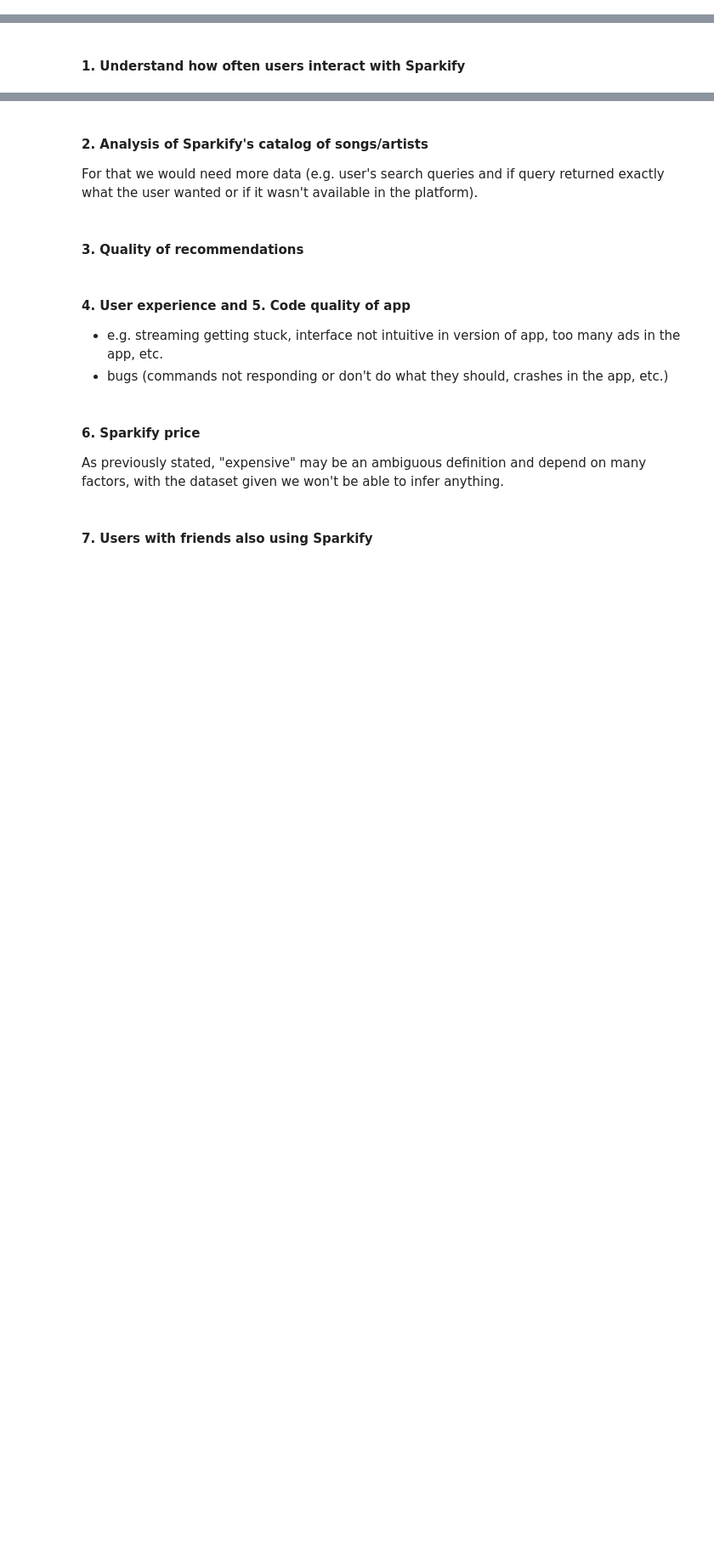
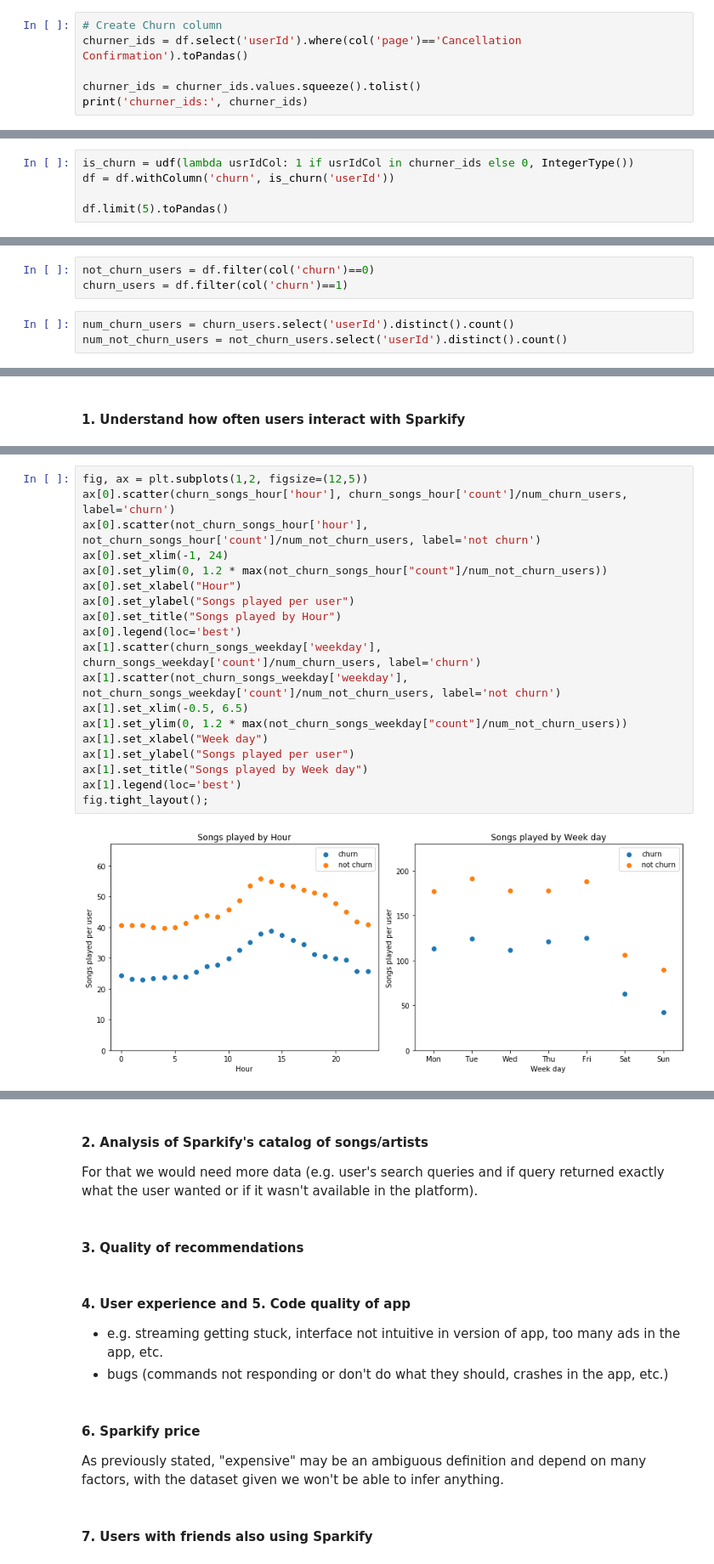
Before and after one commit to marcelokscunha/projects, a Jupyter notebook: spark-churn/Sparkify-local.ipynb, the cells around one changed output, grey strips where cells are left out. Shown at 85% size. Cells and saved outputs as stored; diff of their text form; blank space fills up the shorter version.

Commit message:
Add plot songs by weekday and hour

```diff
--- a/spark-churn/Sparkify-local.ipynb
+++ b/spark-churn/Sparkify-local.ipynb
@@ -288,0 +285,6 @@ We explore aggregates on these two groups of users, observing how much of a spec
+# %%
+# Create Churn column
+churner_ids = df.select('userId').where(col('page')=='Cancellation Confirmation').toPandas()
+
+churner_ids = churner_ids.values.squeeze().tolist()
+print('churner_ids:', churner_ids)
@@ -288,0 +293,5 @@ We explore aggregates on these two groups of users, observing how much of a spec
+# %%
+is_churn = udf(lambda usrIdCol: 1 if usrIdCol in churner_ids else 0, IntegerType())
+df = df.withColumn('churn', is_churn('userId'))
+
+df.limit(5).toPandas()
@@ -307,3 +327,9 @@ From the hypothesis above:
 - `8.` again we would need more data related to the business and context to infer anything here
 
 We check the data to answer those questions and compare customers who churn with those who don't:
+# %%
+not_churn_users = df.filter(col('churn')==0)
+churn_users = df.filter(col('churn')==1)
+# %%
+num_churn_users = churn_users.select('userId').distinct().count()
+num_not_churn_users = not_churn_users.select('userId').distinct().count()
@@ -365,0 +407,21 @@ fig.tight_layout();
+# %%
+fig, ax = plt.subplots(1,2, figsize=(12,5))
+ax[0].scatter(churn_songs_hour['hour'], churn_songs_hour['count']/num_churn_users, label='churn')
+ax[0].scatter(not_churn_songs_hour['hour'], not_churn_songs_hour['count']/num_not_churn_users, label='not churn')
+ax[0].set_xlim(-1, 24)
+ax[0].set_ylim(0, 1.2 * max(not_churn_songs_hour["count"]/num_not_churn_users))
+ax[0].set_xlabel("Hour")
+ax[0].set_ylabel("Songs played per user")
+ax[0].set_title("Songs played by Hour")
+ax[0].legend(loc='best')
+ax[1].scatter(churn_songs_weekday['weekday'], churn_songs_weekday['count']/num_churn_users, label='churn')
+ax[1].scatter(not_churn_songs_weekday['weekday'], not_churn_songs_weekday['count']/num_not_churn_users, label='not churn')
+ax[1].set_xlim(-0.5, 6.5)
+ax[1].set_ylim(0, 1.2 * max(not_churn_songs_weekday["count"]/num_not_churn_users))
+ax[1].set_xlabel("Week day")
+ax[1].set_ylabel("Songs played per user")
+ax[1].set_title("Songs played by Week day")
+ax[1].legend(loc='best')
+fig.tight_layout();
+# %% [output]
+[figure, added]
```
Also changed, not shown: parts of 28 cells of this notebook, 1 other file.
